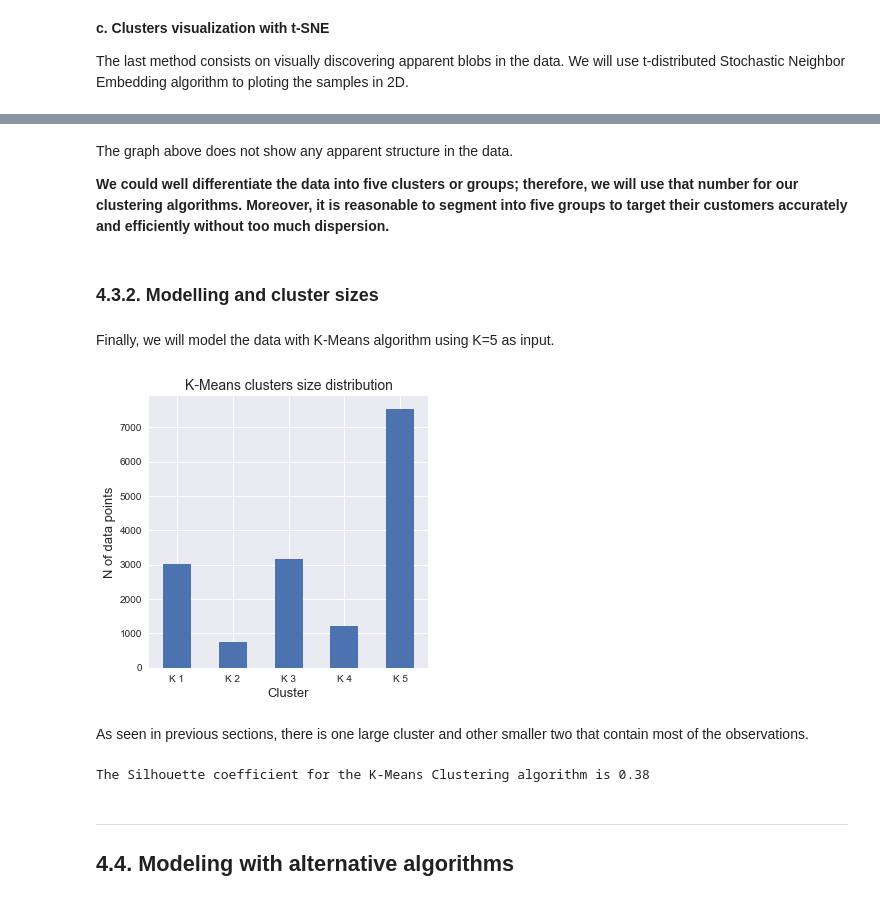
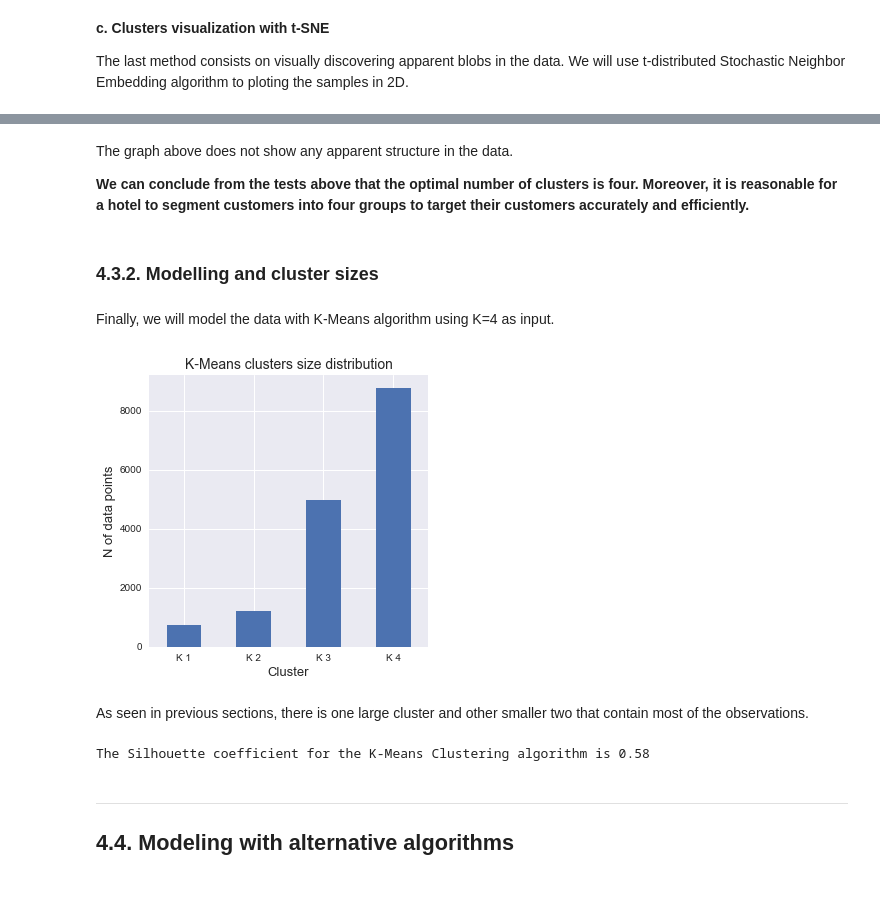
Before and after one commit to jvrnuno/Hotel_Customer_Segmentation, a Jupyter notebook: notebooks/4_Modeling.ipynb, the cells around one changed output, grey strips where cells are left out. Cells and saved outputs as stored; diff of their text form; code cells hidden in the pictures.

```diff
--- a/notebooks/4_Modeling.ipynb
+++ b/notebooks/4_Modeling.ipynb
@@ -91,8 +91,8 @@ It seems that the optimal number of components to which we can reduce our datase
 # %%
-# Initializes PCA with the 6 components
+# Initializes PCA with the 3 components
 
-pca = PCA(n_components=6)
-x_6cols = pca.fit_transform(x_cols)
+pca = PCA(n_components=3)
+x_3cols = pca.fit_transform(x_cols)
 # %% [markdown]
 ---
 ## 4.3. Modeling with K-Means Clustering
@@ -225,37 +225,37 @@ plt.show()
 # %% [markdown]
 The graph above does not show any apparent structure in the data.
 
-__We could well differentiate the data into five clusters or groups; therefore, we will use that number for our clustering algorithms. Moreover, it is reasonable to segment into five groups to target their customers accurately and efficiently without too much dispersion.__
+__We can conclude from the tests above that the optimal number of clusters is four. Moreover, it is reasonable for a hotel to segment customers into four groups to target their customers accurately and efficiently.__
 # %% [markdown]
 ### 4.3.2. Modelling and cluster sizes
 # %% [markdown]
-Finally, we will model the data with K-Means algorithm using K=5 as input.
+Finally, we will model the data with K-Means algorithm using K=4 as input.
 # %%
 # Initializes the model with selected K, fit and predict the labels for the dataset
-kmeans = KMeans(n_clusters=5, random_state=42).fit(x_6cols)
-labels_km = kmeans.predict(x_6cols)
+kmeans = KMeans(n_clusters=4, random_state=42).fit(x_3cols)
+labels_km = kmeans.predict(x_3cols)
 
 # Creates dataframe with the labels
 kmeans_df = pd.DataFrame(labels_km, columns=['cluster_id'])
 
 # Create plot
 fig = plt.figure(figsize=(5, 5))
 kmeans_df.value_counts().sort_index().plot.bar()
 plt.xlabel('Cluster', fontsize=13)
 plt.title('K-Means clusters size distribution', fontsize=14)
 plt.ylabel('N of data points', fontsize=13)
-plt.xticks(ticks=[0,1,2,3,4], labels=['K 1','K 2','K 3','K 4','K 5'], rotation=0)
+plt.xticks(ticks=[0,1,2,3], labels=['K 1','K 2','K 3','K 4'], rotation=0)
 plt.show()
 # %% [output]
-[figure, old version]
+[figure, new version]
 # %% [markdown]
 As seen in previous sections, there is one large cluster and other smaller two that contain most of the observations.
 # %%
-# Calculates average silhouette score for 5 clusters
-silhouette_km = silhouette_score(x_6cols, labels_km)
+# Calculates average silhouette score for 4 clusters
+silhouette_km = silhouette_score(x_3cols, labels_km)
 print('The Silhouette coefficient for the K-Means Clustering algorithm is '+str(round(silhouette_km, 2)))
 # %% [output]
-The Silhouette coefficient for the K-Means Clustering algorithm is 0.38
+The Silhouette coefficient for the K-Means Clustering algorithm is 0.58
 # %% [markdown]
 ---
 ## 4.4. Modeling with alternative algorithms
```
Also changed, not shown: parts of 25 cells of this notebook, 4 other files.
